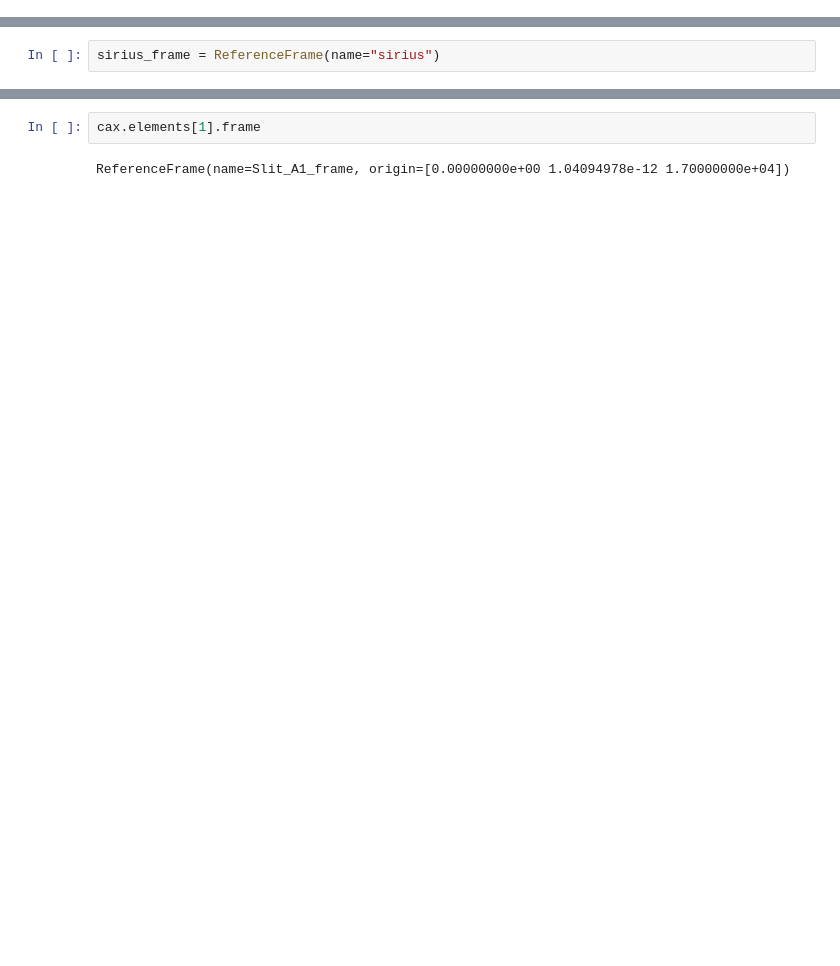
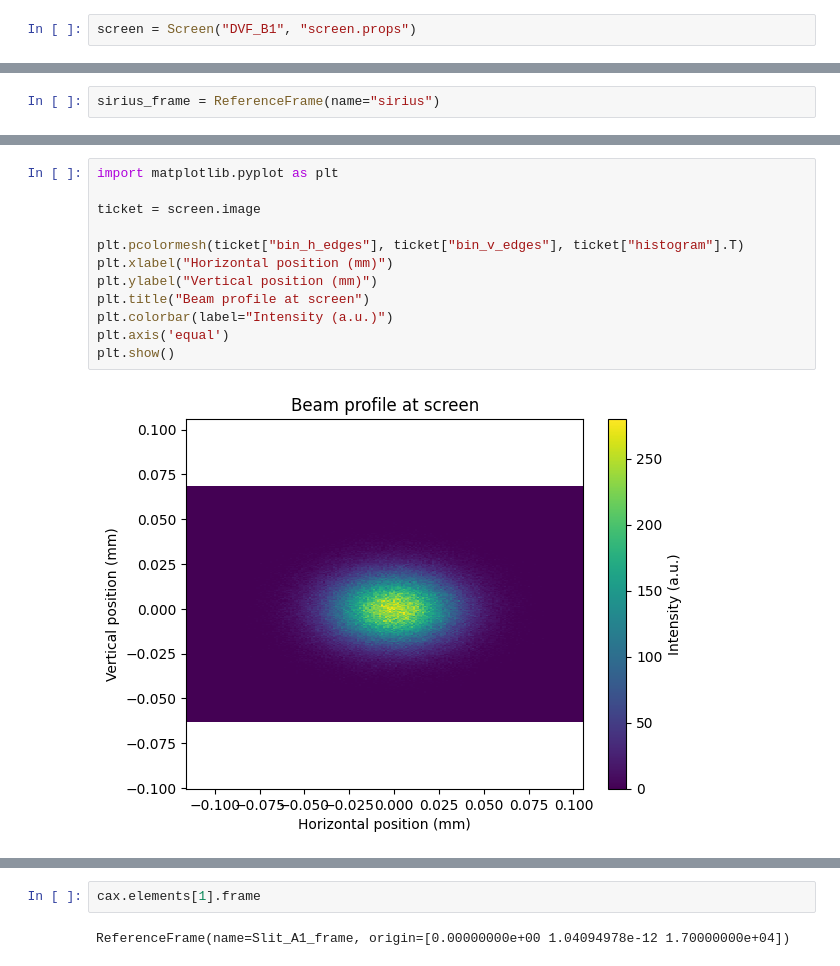
Before and after one commit to amici-lnls/cax-control, a Jupyter notebook: notebooks/cax_sim_class.ipynb, the cells around one changed output, grey strips where cells are left out. Saved outputs shown, nothing was run; the diff lists cells and outputs as text; blank space fills up the shorter version.

```diff
--- a/notebooks/cax_sim_class.ipynb
+++ b/notebooks/cax_sim_class.ipynb
@@ -426,0 +484,2 @@ slit = Slits("Slit_A1", "screen.props")
+# %%
+screen = Screen("DVF_B1", "screen.props")
@@ -440,0 +564,14 @@ cax = BeamLine(name="CAX", source=source, optical_elements=optical_elements,
+# %%
+import matplotlib.pyplot as plt
+
+ticket = screen.image
+
+plt.pcolormesh(ticket["bin_h_edges"], ticket["bin_v_edges"], ticket["histogram"].T)
+plt.xlabel("Horizontal position (mm)")
+plt.ylabel("Vertical position (mm)")
+plt.title("Beam profile at screen")
+plt.colorbar(label="Intensity (a.u.)")
+plt.axis('equal')
+plt.show()
+# %% [output]
+[figure, added]
```
Also changed, not shown: parts of 20 cells of this notebook, 2 other files.
